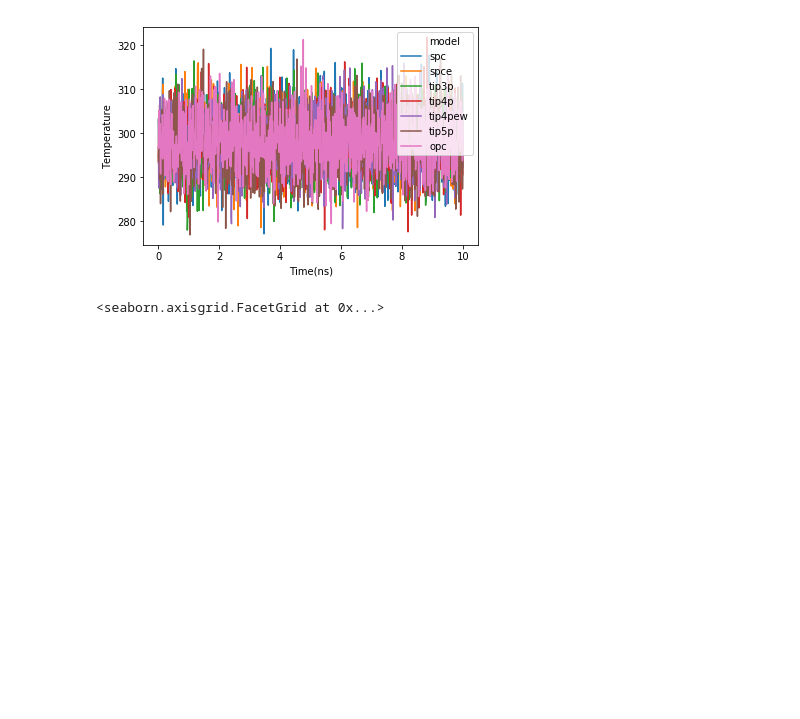
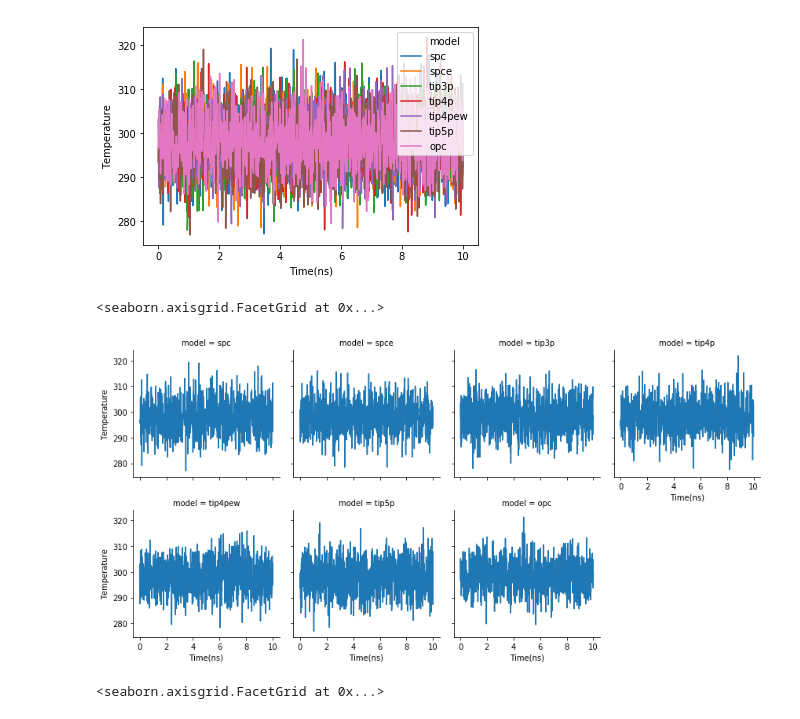
Before and after one commit to diegoenry/EMMSB_2018_DM, a Jupyter notebook: 00.agua/Analise.ipynb, the cells around one changed output. Cells and saved outputs as stored; diff of their text form; code cells hidden in the pictures; blank space fills up the shorter version.

```diff
--- a/00.agua/Analise.ipynb
+++ b/00.agua/Analise.ipynb
@@ -77,7 +77,7 @@ import seaborn as sns                  # Seaborn é um pacote avançado para faz
 from matplotlib import pyplot as plt   # Biblioteca de gráficos
 # %%
 # Define o nome do arquivo.
-arquivo='/Users/dgomes/github/EMMSB_2018_DM/00.agua/spc/energy.xvg'
+arquivo='spc/energy.xvg'
 
 # Guarda o conteúdo do energy.xvg no "DataFrame" energias.
 energias = pd.read_csv(arquivo,header=None,delim_whitespace=True)
@@ -194,7 +194,7 @@ energias = pd.DataFrame()
 # Loop para ler cada uma das simulações.
 for model in WATER_MODELS :
 
-    arquivo=f'/Users/dgomes/github/EMMSB_2018_DM/00.agua/{model}/energy.xvg'
+    arquivo=f'{model}/energy.xvg'
 
     # Guarda o conteúdo do energy.xvg no "DataFrame" temporario.
     tmp = pd.read_csv(arquivo,header=None,delim_whitespace=True)
@@ -235,6 +235,13 @@ sns.lineplot(data=energias,x='Time(ns)',y='Temperature',hue='model')
 # %% [output]
 <matplotlib.axes._subplots.AxesSubplot at 0x...>
 [figure]
+# %%
+# O Seaborn também pode montar paineis de visualização usando o "FacetGrid"
+g = sns.FacetGrid(data=energias,col='model',col_wrap=4)
+g.map(sns.lineplot,'Time(ns)','Temperature')
+# %% [output]
+<seaborn.axisgrid.FacetGrid at 0x...>
+[figure, added]
 # %%
 sns.catplot(data=energias,x='model',y='Density',kind='box',aspect=2)
 # %% [output]
```
Also changed, not shown: parts of 4 cells of this notebook.
